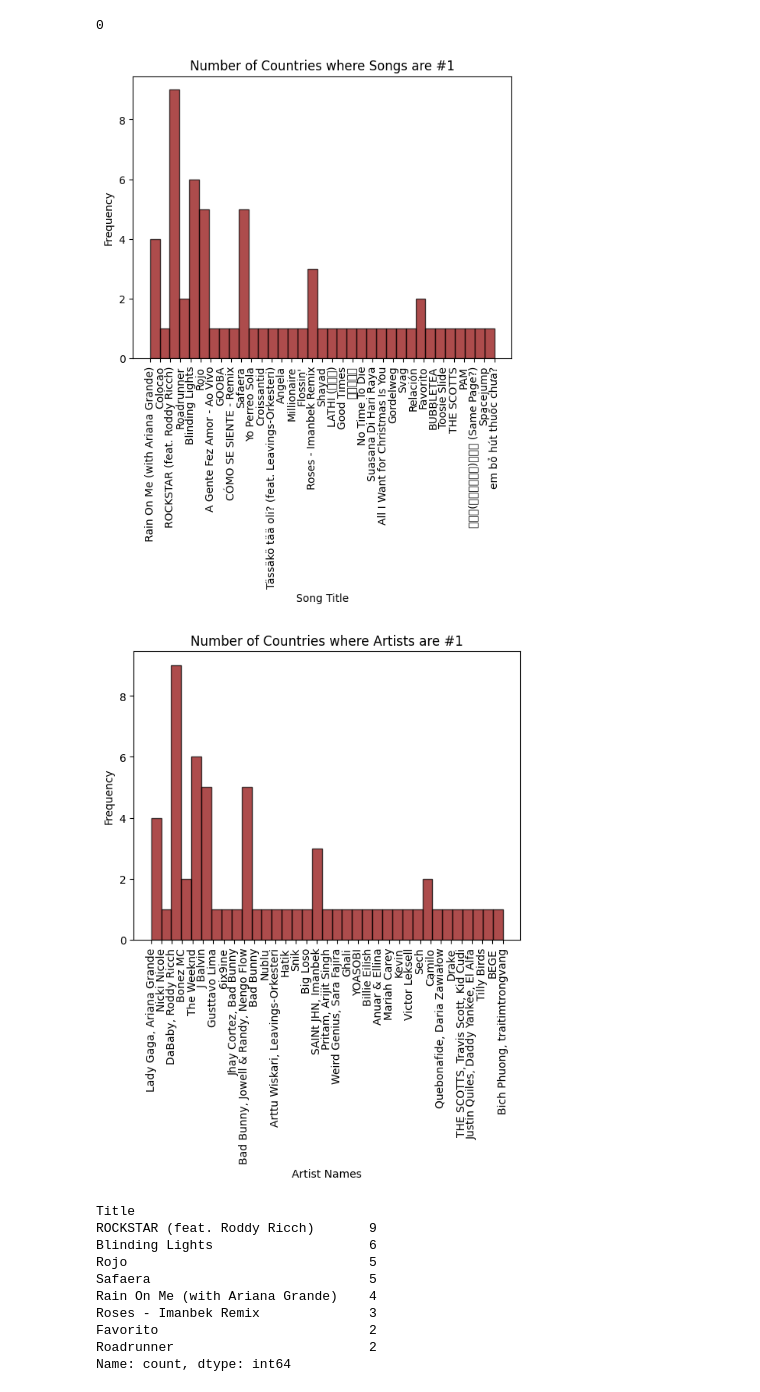
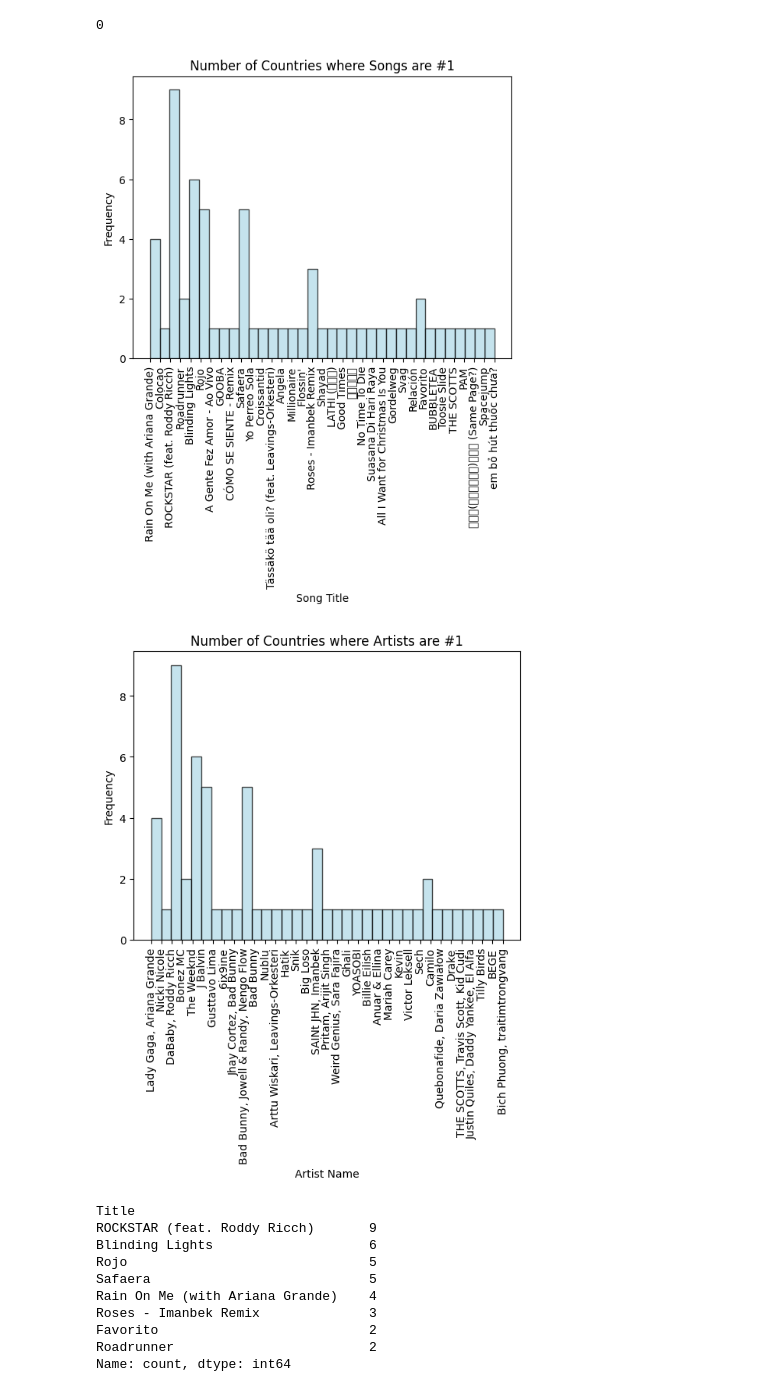
Before and after one commit to kevmiao/Songs---HackTX2023, a Jupyter notebook: src/backend/song.ipynb, the cells around one changed output. Cells and saved outputs as stored; diff of their text form; code cells hidden in the pictures.

```diff
--- a/src/backend/song.ipynb
+++ b/src/backend/song.ipynb
@@ -54,24 +54,24 @@ import matplotlib.pyplot as plt
 hit_songs = pd.read_csv("../data/Spotify#1SongsByCountry - May 2020.csv")
 # %%
 titles = hit_songs["Title"]
-plt.hist(titles, bins=35, color="darkred", edgecolor="black", alpha=0.7)
+plt.hist(titles, bins=35, color="lightblue", edgecolor="black", alpha=0.7)
 plt.xlabel("Song Title")
 plt.ylabel("Frequency")
 plt.title("Number of Countries where Songs are #1")
 plt.xticks(rotation=90)
 plt.show()
 # %% [output]
-[figure, old version]
+[figure, new version]
 # %%
 artist = hit_songs["Artists"]
-plt.hist(artist, bins=35, color="darkred", edgecolor="black", alpha=0.7)
-plt.xlabel("Artist Names")
+plt.hist(artist, bins=35, color="lightblue", edgecolor="black", alpha=0.7)
+plt.xlabel("Artist Name")
 plt.ylabel("Frequency")
 plt.title("Number of Countries where Artists are #1")
 plt.xticks(rotation=90)
 plt.show()
 # %% [output]
-[figure, old version]
+[figure, new version]
 # %%
 frequent_songs = hit_songs["Title"].value_counts().head(8)
 print(frequent_songs)
```
Also changed, not shown: 1 other file.
